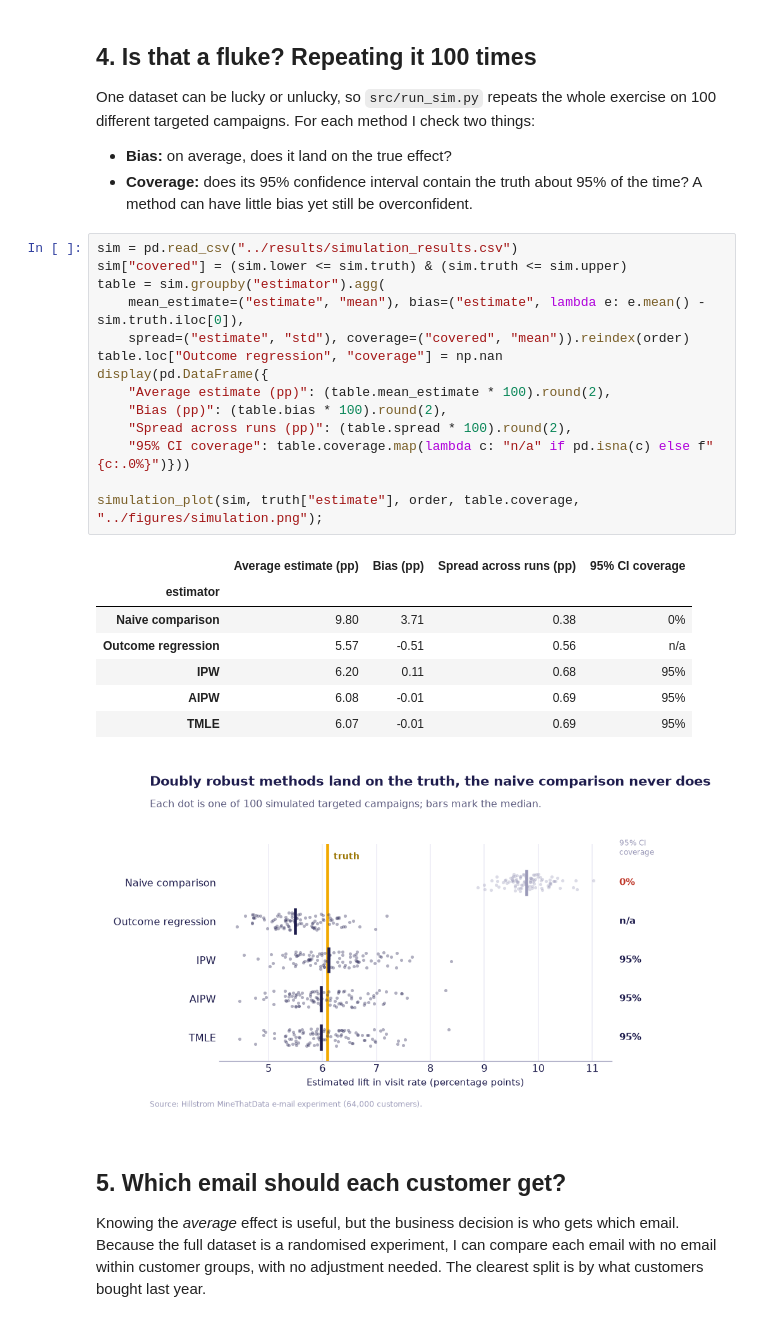
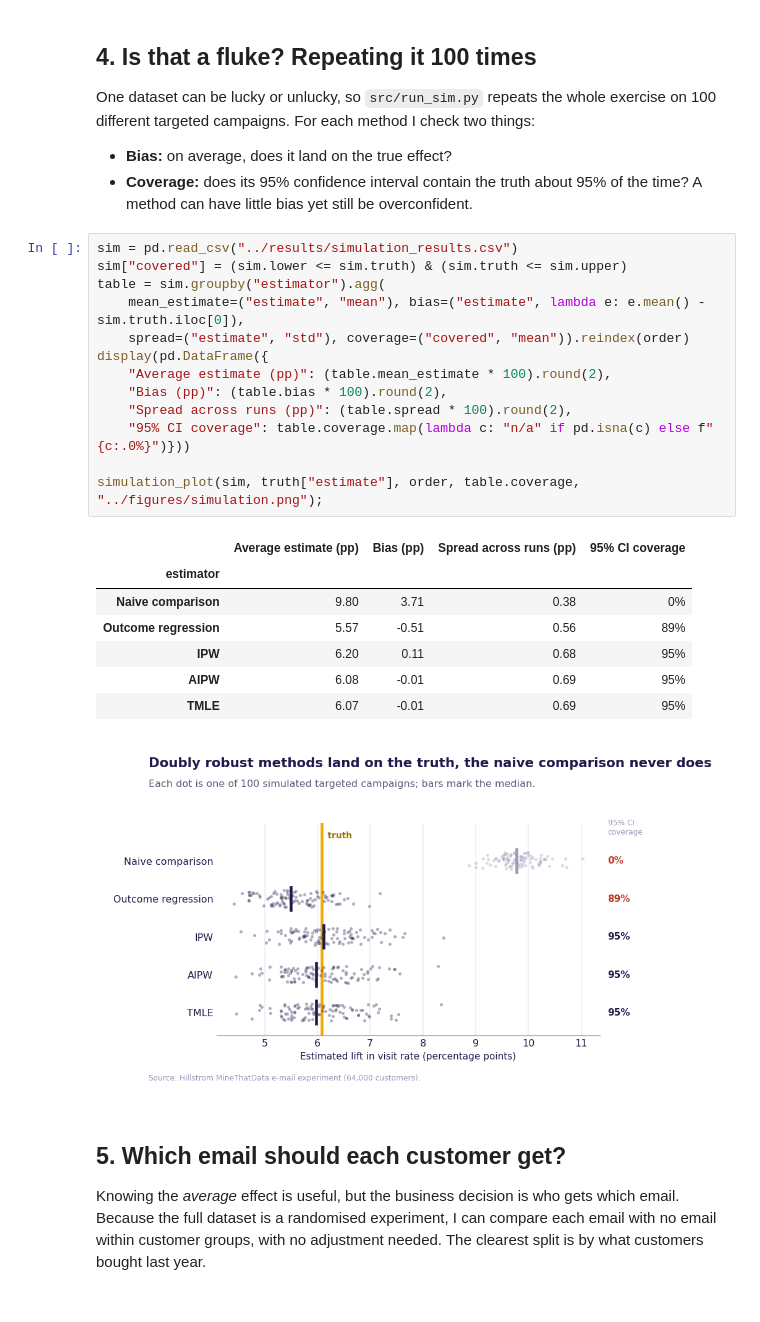
Before and after one commit to Asantewaah/email-campaign-causal-impact, a Jupyter notebook: notebooks/campaign_impact.ipynb, the cells around one changed output. Saved outputs shown, nothing was run; the diff lists cells and outputs as text.

```diff
--- a/notebooks/campaign_impact.ipynb
+++ b/notebooks/campaign_impact.ipynb
@@ -107,26 +107,25 @@ One dataset can be lucky or unlucky, so `src/run_sim.py` repeats the whole exerc
 # %%
 sim = pd.read_csv("../results/simulation_results.csv")
 sim["covered"] = (sim.lower <= sim.truth) & (sim.truth <= sim.upper)
 table = sim.groupby("estimator").agg(
     mean_estimate=("estimate", "mean"), bias=("estimate", lambda e: e.mean() - sim.truth.iloc[0]),
     spread=("estimate", "std"), coverage=("covered", "mean")).reindex(order)
-table.loc["Outcome regression", "coverage"] = np.nan
 display(pd.DataFrame({
     "Average estimate (pp)": (table.mean_estimate * 100).round(2),
     "Bias (pp)": (table.bias * 100).round(2),
     "Spread across runs (pp)": (table.spread * 100).round(2),
     "95% CI coverage": table.coverage.map(lambda c: "n/a" if pd.isna(c) else f"{c:.0%}")}))
 
 simulation_plot(sim, truth["estimate"], order, table.coverage, "../figures/simulation.png");
 # %% [output]
 |  | Average estimate (pp) | Bias (pp) | Spread across runs (pp) | 95% CI coverage |
 | estimator |  |  |  |  |
 | Naive comparison | 9.80 | 3.71 | 0.38 | 0% |
-| Outcome regression | 5.57 | -0.51 | 0.56 | n/a |
+| Outcome regression | 5.57 | -0.51 | 0.56 | 89% |
 | IPW | 6.20 | 0.11 | 0.68 | 95% |
 | AIPW | 6.08 | -0.01 | 0.69 | 95% |
 | TMLE | 6.07 | -0.01 | 0.69 | 95% |
-[figure, old version]
+[figure, new version]
 # %% [markdown]
 ## 5. Which email should each customer get?
 
```
Also changed, not shown: parts of 5 cells of this notebook, 3 other files.
